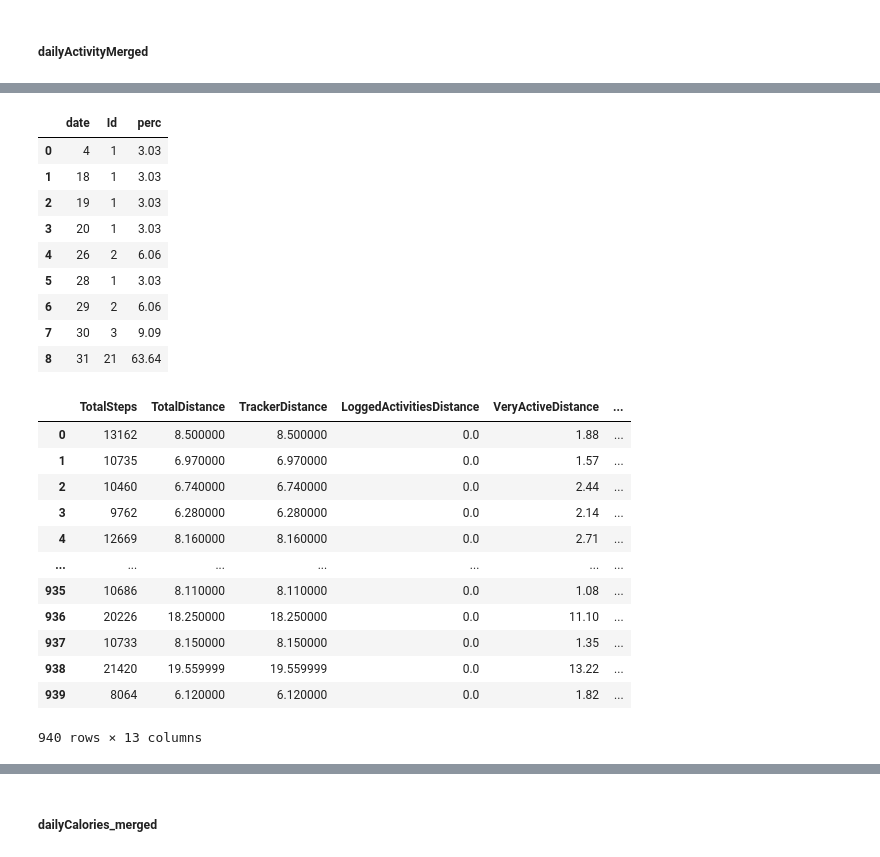
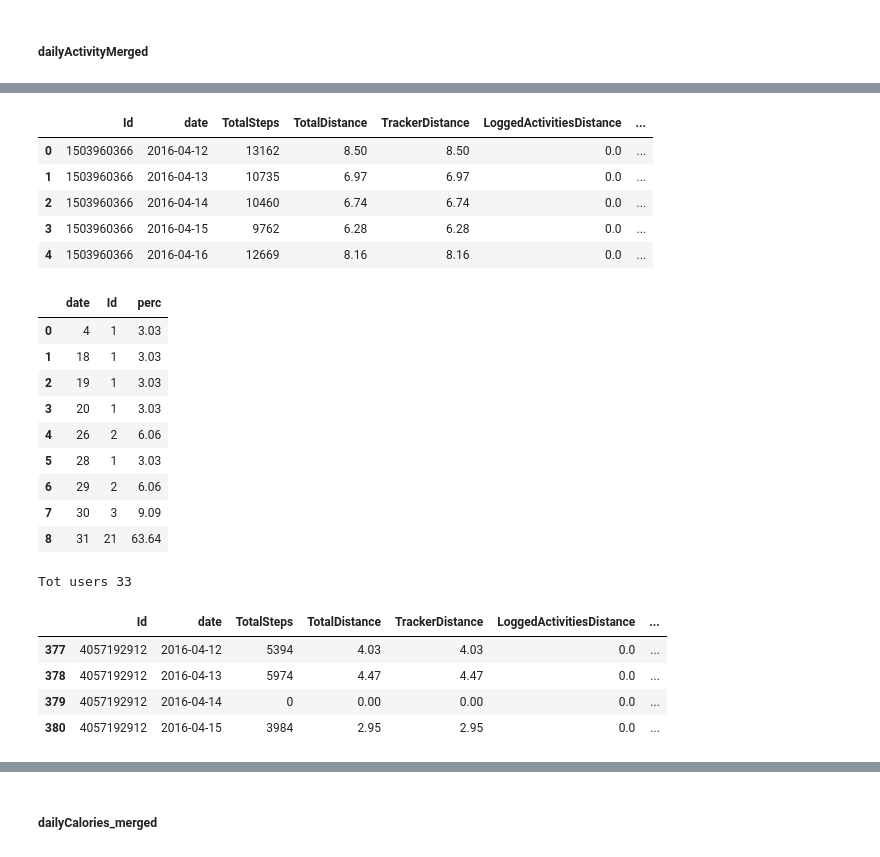
Before and after one commit to mrakelinggar/Google-Data-Analytics-Capstone---Bellabeat, a Jupyter notebook: 1 - Data Checker.ipynb, the cells around one changed output, grey strips where cells are left out. Cells and saved outputs as stored; diff of their text form; code cells hidden in the pictures.

```diff
--- a/1 - Data Checker.ipynb
+++ b/1 - Data Checker.ipynb
@@ -691,8 +700,33 @@ dailyActivity_merged.head()
+# %%
+#Add day of week into it
+dailyActivity_merged['weekday'] = dailyActivity_merged['date'].dt.day_name()
+
+conditions = [(dailyActivity_merged['weekday'] == 'Sunday'),
+            (dailyActivity_merged['weekday'] == 'Monday'),
+            (dailyActivity_merged['weekday'] == 'Tuesday'),
+            (dailyActivity_merged['weekday'] == 'Wednesday'),
+            (dailyActivity_merged['weekday'] == 'Thursday'),
+            (dailyActivity_merged['weekday'] == 'Friday'),
+            (dailyActivity_merged['weekday'] == 'Saturday')]
+
+choices = [7, 1, 2, 3, 4, 5, 6]
+
+dailyActivity_merged['week'] = np.select(conditions, choices)
+
+dailyActivity_merged.head()
+# %% [output]
+|  | Id | date | TotalSteps | TotalDistance | TrackerDistance | LoggedActivitiesDistance | ... |
+| 0 | 1503960366 | 2016-04-12 | 13162 | 8.50 | 8.50 | 0.0 | ... |
+| 1 | 1503960366 | 2016-04-13 | 10735 | 6.97 | 6.97 | 0.0 | ... |
+| 2 | 1503960366 | 2016-04-14 | 10460 | 6.74 | 6.74 | 0.0 | ... |
+| 3 | 1503960366 | 2016-04-15 | 9762 | 6.28 | 6.28 | 0.0 | ... |
+| 4 | 1503960366 | 2016-04-16 | 12669 | 8.16 | 8.16 | 0.0 | ... |
 # %%
 # dailyActivity_merged.groupby('Id').date.size().reset_index().sort_values(['date', 'Id'], ascending=[False, True])
 x = dailyActivity_merged.groupby('Id').date.size().reset_index().groupby('date').Id.nunique().reset_index()
 x['perc'] = np.round(x['Id']/x['Id'].sum()*100.0, 2)
-x
+display(x)
+print("Tot users {}".format(x.Id.sum())) # 24 users (72%) have tracked their daily activities for 30 days or more
 # %% [output]
 |  | date | Id | perc |
 | 0 | 4 | 1 | 3.03 |
@@ -704,19 +738,12 @@ x
 | 6 | 29 | 2 | 6.06 |
 | 7 | 30 | 3 | 9.09 |
 | 8 | 31 | 21 | 63.64 |
+Tot users 33
-# %%
-dailyActivity_merged.select_dtypes('number')
-# %% [output]
-|  | TotalSteps | TotalDistance | TrackerDistance | LoggedActivitiesDistance | VeryActiveDistance | ... |
-| 0 | 13162 | 8.500000 | 8.500000 | 0.0 | 1.88 | ... |
-| 1 | 10735 | 6.970000 | 6.970000 | 0.0 | 1.57 | ... |
-| 2 | 10460 | 6.740000 | 6.740000 | 0.0 | 2.44 | ... |
-| 3 | 9762 | 6.280000 | 6.280000 | 0.0 | 2.14 | ... |
-| 4 | 12669 | 8.160000 | 8.160000 | 0.0 | 2.71 | ... |
-| ... | ... | ... | ... | ... | ... | ... |
-| 935 | 10686 | 8.110000 | 8.110000 | 0.0 | 1.08 | ... |
-| 936 | 20226 | 18.250000 | 18.250000 | 0.0 | 11.10 | ... |
-| 937 | 10733 | 8.150000 | 8.150000 | 0.0 | 1.35 | ... |
-| 938 | 21420 | 19.559999 | 19.559999 | 0.0 | 13.22 | ... |
-| 939 | 8064 | 6.120000 | 6.120000 | 0.0 | 1.82 | ... |
-940 rows × 13 columns
+# %%
+dailyActivity_merged.query("Id == '4057192912'")
+# %% [output]
+|  | Id | date | TotalSteps | TotalDistance | TrackerDistance | LoggedActivitiesDistance | ... |
+| 377 | 4057192912 | 2016-04-12 | 5394 | 4.03 | 4.03 | 0.0 | ... |
+| 378 | 4057192912 | 2016-04-13 | 5974 | 4.47 | 4.47 | 0.0 | ... |
+| 379 | 4057192912 | 2016-04-14 | 0 | 0.00 | 0.00 | 0.0 | ... |
+| 380 | 4057192912 | 2016-04-15 | 3984 | 2.95 | 2.95 | 0.0 | ... |
```
Also changed, not shown: parts of 30 cells of this notebook, 2 other files.
